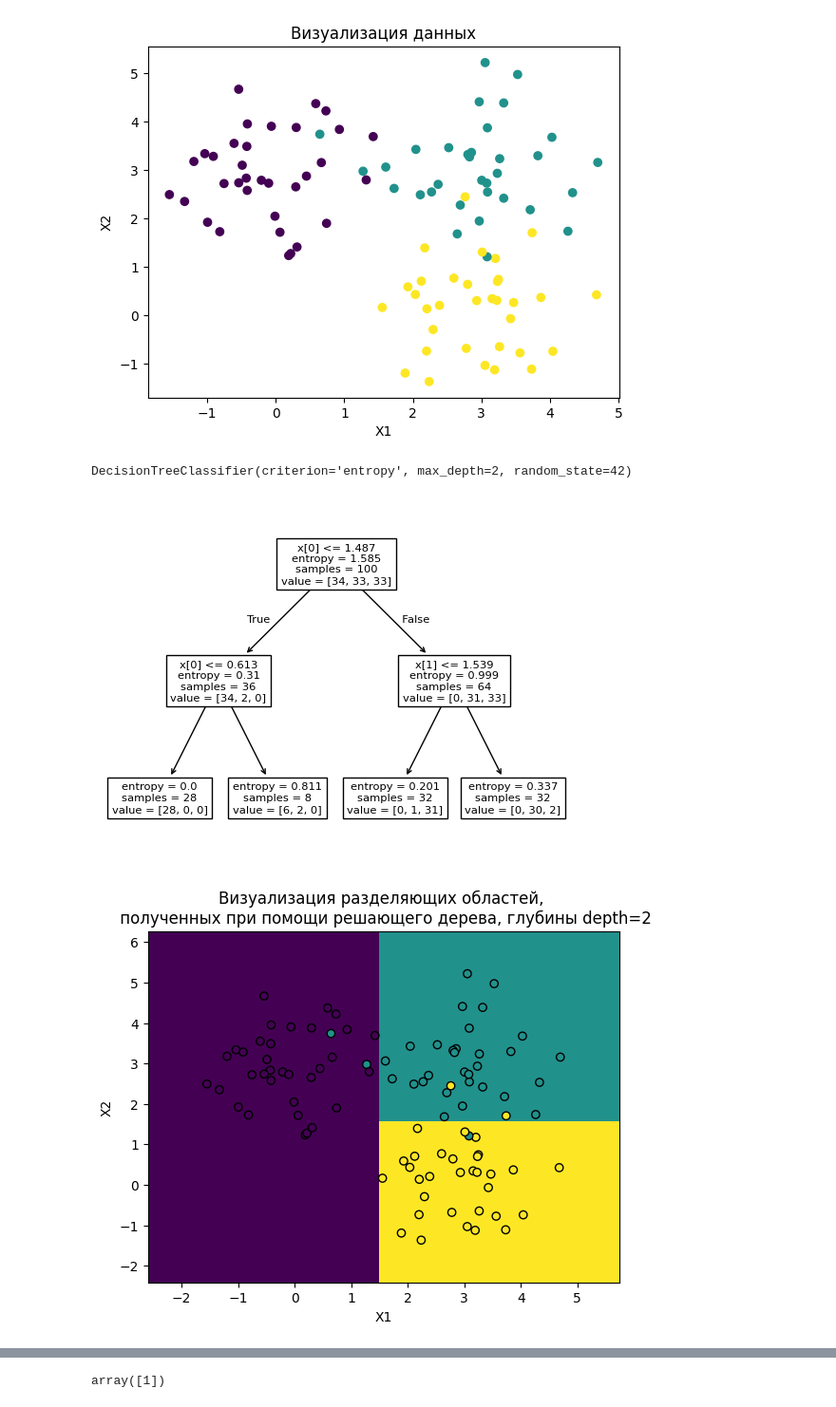
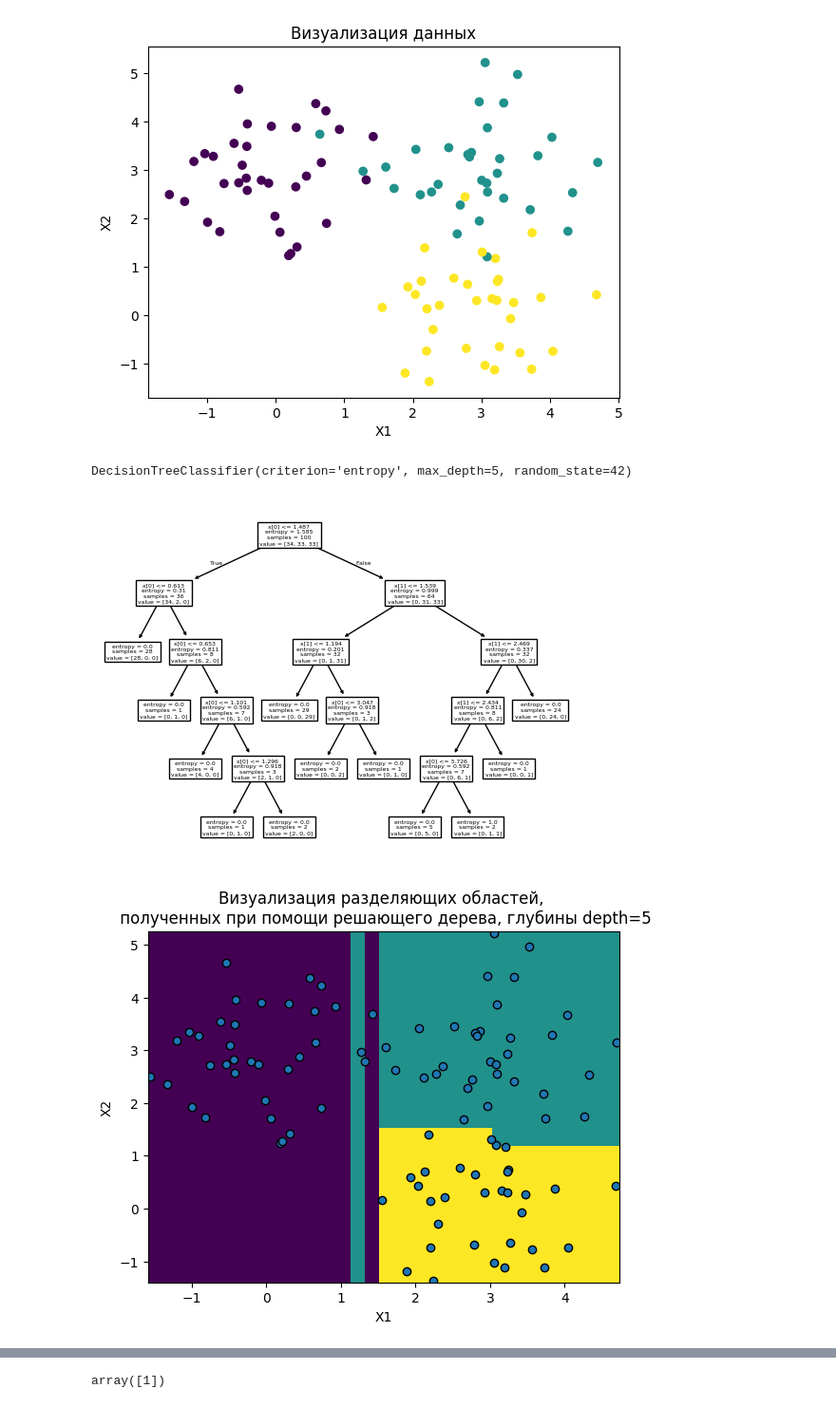
Before and after one commit to consciousnss/fa-machine-learning, a Jupyter notebook: semestr2/Trees.ipynb, the cells around one changed output, grey strips where cells are left out. Shown at 95% size. Saved outputs shown, nothing was run; the diff lists cells and outputs as text; code cells hidden in the pictures.

```diff
--- a/semestr2/Trees.ipynb
+++ b/semestr2/Trees.ipynb
@@ -24,33 +24,33 @@ Text(0, 0.5, 'X2')
 # %%
 from sklearn.tree import DecisionTreeClassifier, plot_tree
 # %%
-depth=2
+depth=5
 clf_tree = DecisionTreeClassifier(criterion='entropy', max_depth=depth,
                                   random_state=42)
 clf_tree.fit(X, y)
 # %% [output]
-DecisionTreeClassifier(criterion='entropy', max_depth=2, random_state=42)
+DecisionTreeClassifier(criterion='entropy', max_depth=5, random_state=42)
 # %%
 plot_tree(clf_tree)
 plt.show()
 # %% [output]
-[figure, old version]
+[figure, new version]
 # %%
-X0 = np.linspace(X[:, 0].min()-1,X[:, 0].max()+1, X.shape[0])
-X1 = np.linspace(X[:, 1].min()-1,X[:, 1].max()+1, X.shape[0])
+X0 = np.linspace(X[:, 0].min(),X[:, 0].max(), X.shape[0])
+X1 = np.linspace(X[:, 1].min(),X[:, 1].max(), X.shape[0])
 X0_grid, X1_grid = np.meshgrid(X0, X1)
 
 y_predict = clf_tree.predict(np.c_[X0_grid.ravel(),X1_grid.ravel()]).reshape(X0_grid.shape)
 plt.pcolormesh(X0_grid, X1_grid, y_predict)
 
-plt.scatter(X[:, 0], X[:, 1], c=y,  edgecolors='black',linewidth=1)
+plt.scatter(X[:, 0], X[:, 1], edgecolors='black',linewidth=1)
 
 plt.title('Визуализация разделяющих областей, \n полученных при помощи решающего дерева, глубины depth={}'.format(depth))
 plt.xlabel('X1')
 plt.ylabel('X2')
 plt.show()
 # %% [output]
-[figure, old version]
+[figure, new version]
 # %%
 from sklearn.metrics import confusion_matrix, accuracy_score, f1_score
 # %%
```
Also changed, not shown: parts of 48 cells of this notebook.
